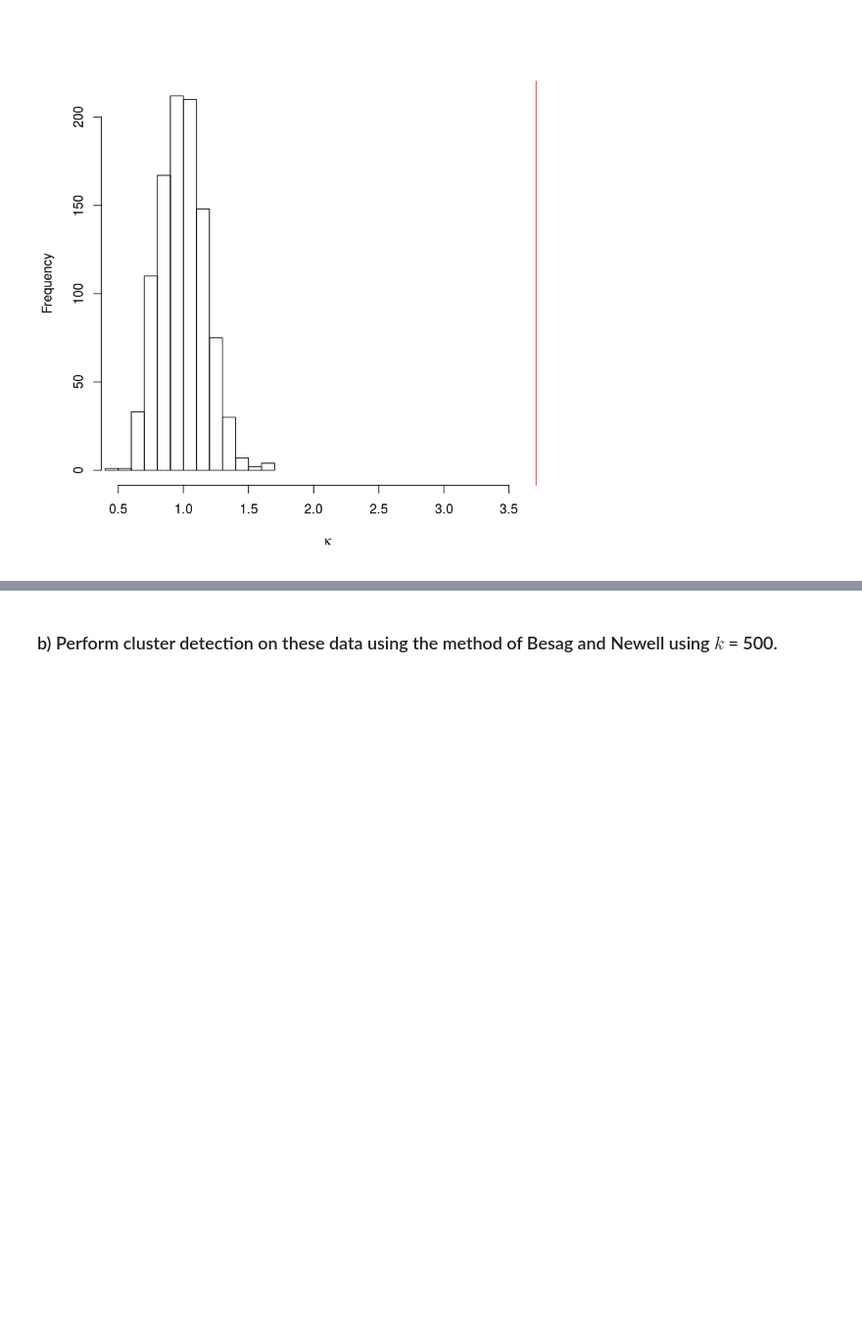
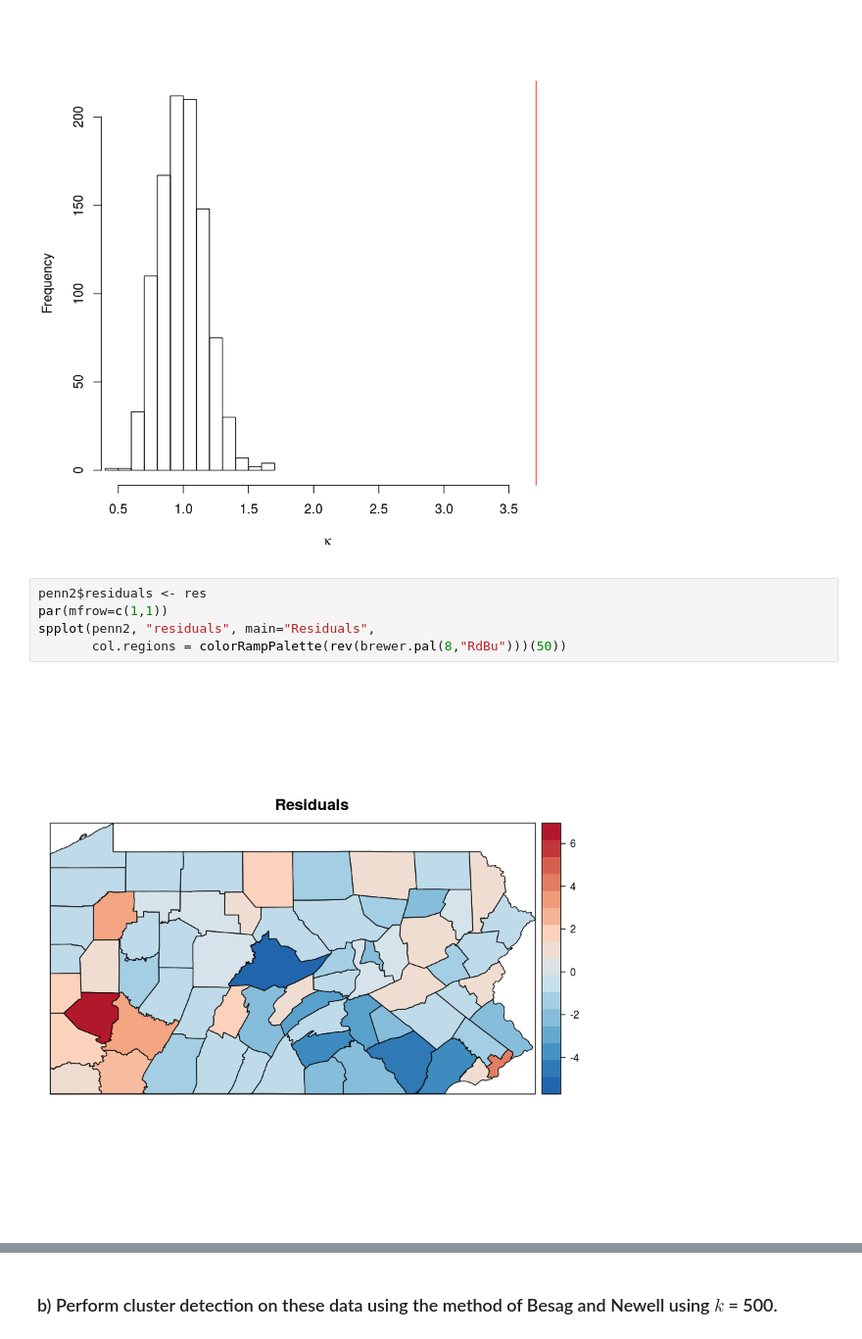
Before and after one commit to nmmarquez/spatial_epi, a Jupyter notebook: homework/hw3/hw3.ipynb, the cells around one changed output, grey strips where cells are left out. Shown: that part at 98% size. Drawn from its saved outputs; the diff is of its cells as text; blank space fills up the shorter version.

```diff
--- a/homework/hw3/hw3.ipynb
+++ b/homework/hw3/hw3.ipynb
@@ -178,3 +203,10 @@ hist(kappaMC, xlim = c(min(kappaMC),max(kappaMC, kappaest)), main = "", xlab = e
 abline(v = kappaest, col = "red")
 # %% [output]
 [figure]
+# %%
+penn2$residuals <- res
+par(mfrow=c(1,1))
+spplot(penn2, "residuals", main="Residuals",
+       col.regions = colorRampPalette(rev(brewer.pal(8,"RdBu")))(50))
+# %% [output]
+[figure, added]
```
Also changed, not shown: parts of 14 cells of this notebook, 1 other file.
